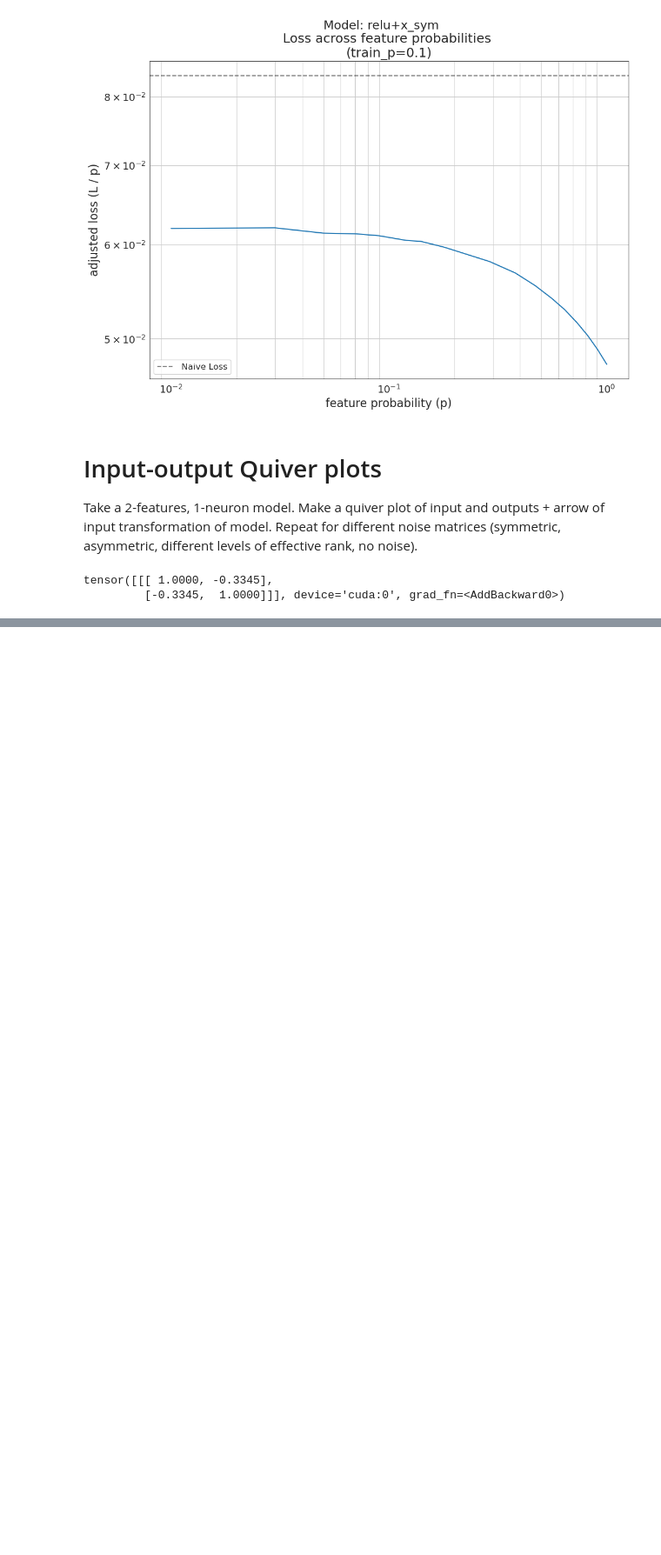
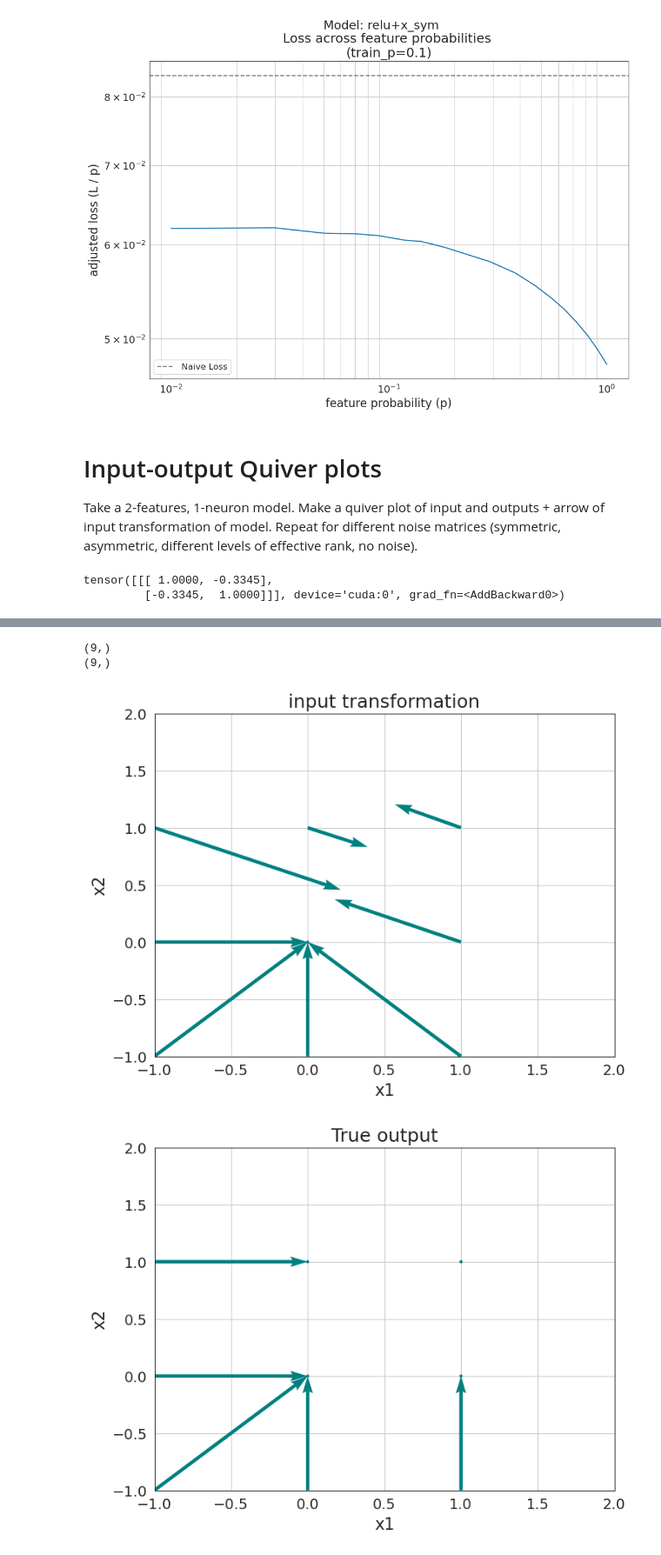
Before and after one commit to Stefan-Heimersheim/toy-model-of-computation-in-superposition, a Jupyter notebook: notebooks/noise_res_cis_2feature_1neuron-Sara.ipynb, the cells around one changed output, grey strips where cells are left out. Shown at 87% size. Drawn from its saved outputs; the diff is of its cells as text; code cells hidden in the pictures; blank space fills up the shorter version.

```diff
--- a/notebooks/noise_res_cis_2feature_1neuron-Sara.ipynb
+++ b/notebooks/noise_res_cis_2feature_1neuron-Sara.ipynb
@@ -482 +483,69 @@ Wn.shape =  torch.Size([1, 2, 2])
  [ 2.0070972   2.0064602 ]]
+# %%
+feat_sparsity = 0.9
+
+#, relu_x = gen_batch(cis_simple_sym, 1024, feat_sparsity, device)
+
+model = cis_simple
+
+import itertools
+
+# Step 1: Define possible values
+values = [-1, 0, 1]
+
+# Step 2: Create meshgrid using Cartesian product
+mesh_points = list(itertools.product(values, repeat=2))  # All (x, y) pairs
+
+# Step 3: Convert to tensor
+data = t.tensor(mesh_points, dtype=t.float32, device=device)  # shape: (9, 2)
+
+# Step 4: Reshape to (n_examples, 1, n_features)
+x = data.unsqueeze(1)  # shape: (9, 1, 2)
+
+with t.no_grad():
+    y_pred = model.forward(x)
+
+y_true = t.relu(x)
+
+x = x.squeeze(1).cpu().detach().numpy()
+y_pred = y_pred.squeeze(1).cpu().detach().numpy()
+y_true = y_true.squeeze(1).cpu().detach().numpy()
+
+# Displacement vectors
+U = y_pred[:,0] - x[:,0]
+V = y_pred[:,1] - x[:,1]
+
+print(U.shape)
+print(V.shape)
+
+plt.figure(figsize=(8, 6))
+plt.quiver(x[:,0], x[:,1], U, V, angles='xy', scale_units='xy', scale=1, color='teal')
+plt.xlabel('x1')
+plt.ylabel('x2')
+plt.xlim(-1,2)
+plt.ylim(-1,2)
+plt.title('input transformation')
+plt.grid(True)
+#plt.axis('equal')
+plt.show()
+
+
+# Displacement vectors
+U = y_true[:,0] - x[:,0]
+V = y_true[:,1] - x[:,1]
+
+plt.figure(figsize=(8, 6))
+plt.quiver(x[:,0], x[:,1], U, V, angles='xy', scale_units='xy', scale=1, color='teal')
+plt.xlim(-1,2)
+plt.ylim(-1,2)
+plt.xlabel('x1')
+plt.ylabel('x2')
+plt.title('True output')
+plt.grid(True)
+#plt.axis('equal')
+plt.show()
+# %% [output]
+(9,)
+(9,)
+[figure, added]
+[figure, added]
```
Also changed, not shown: parts of 1 cell of this notebook.
